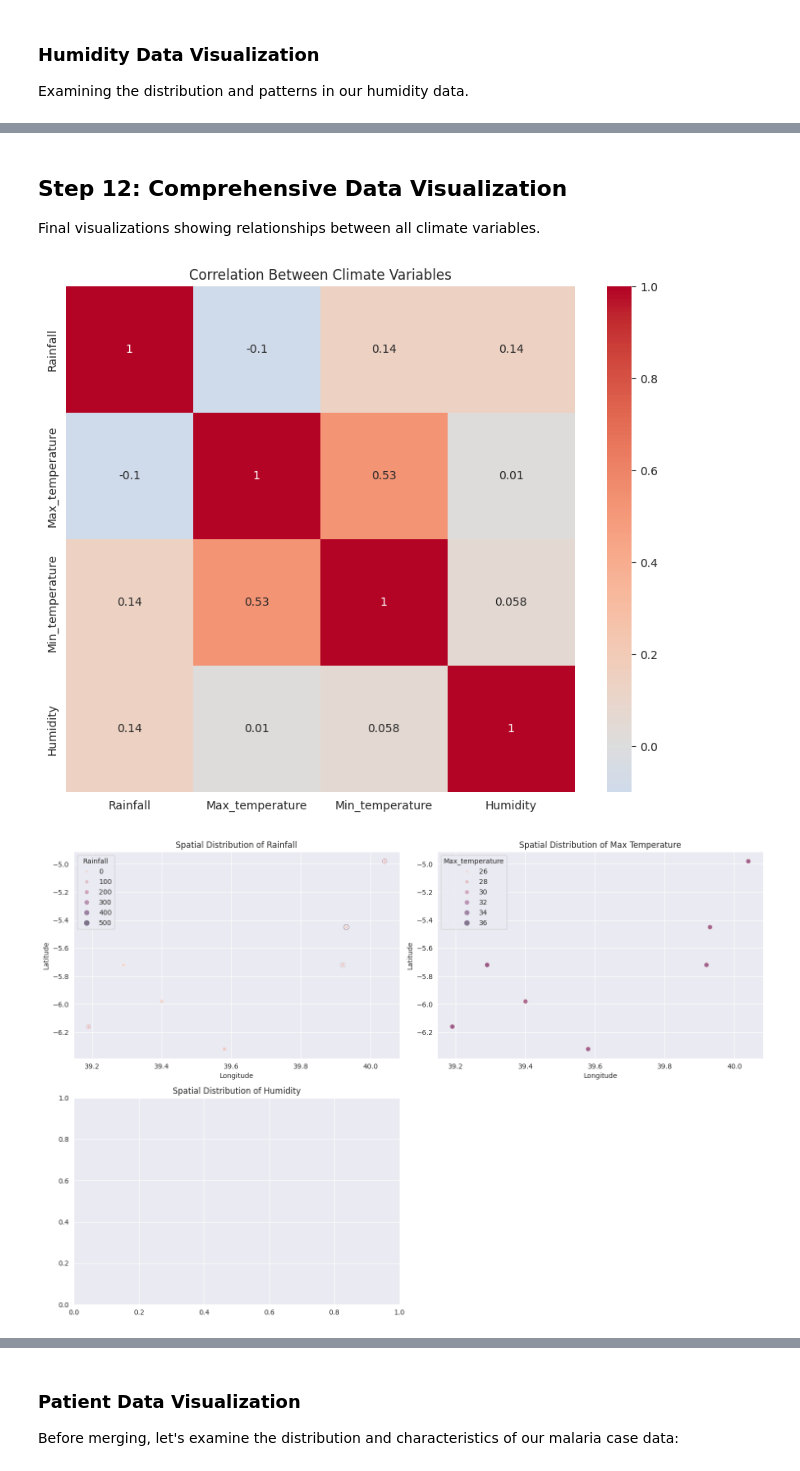
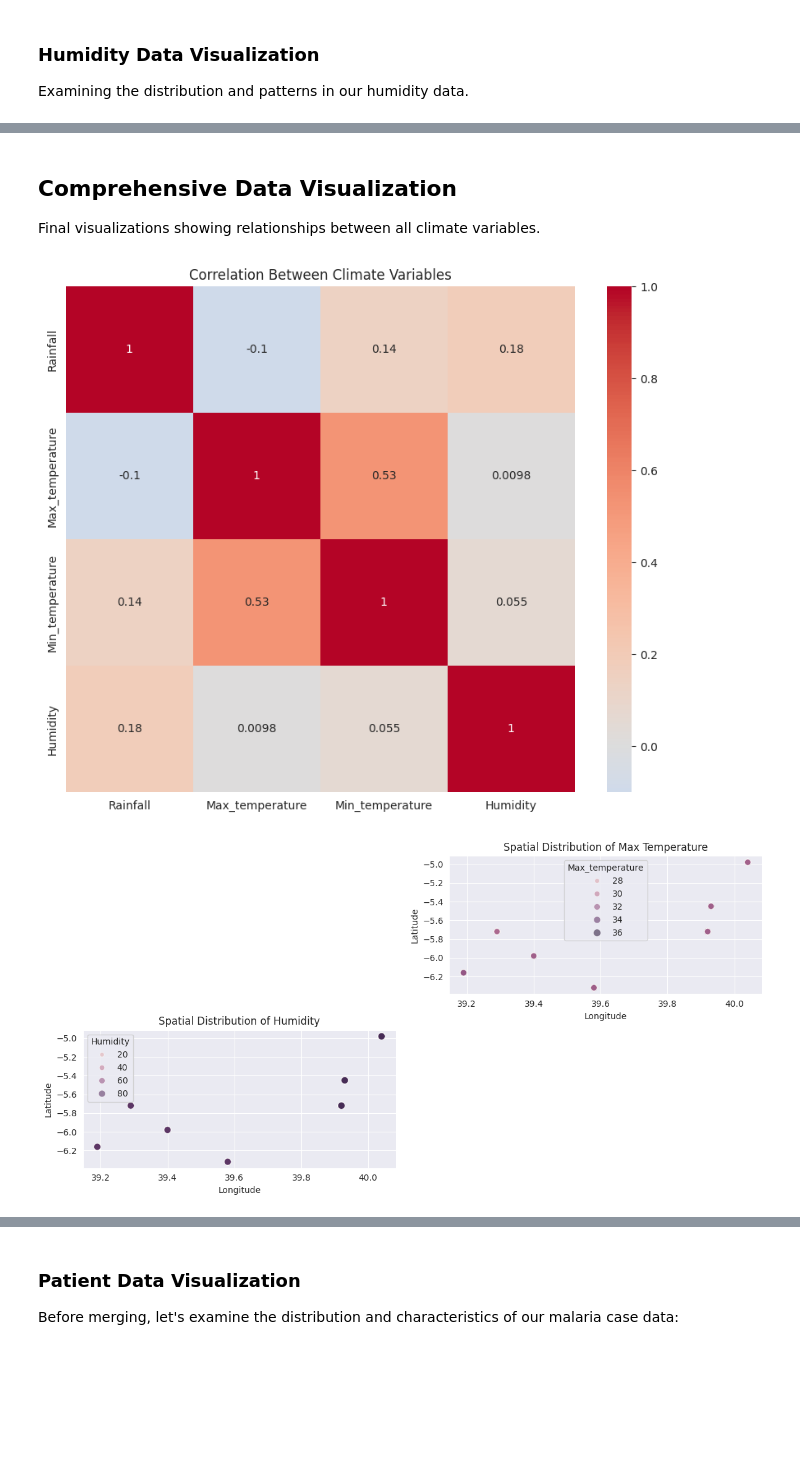
Before and after one commit to tarxemo/MalariaOutbreak, a Jupyter notebook: notebooks/final.ipynb, the cells around one changed output, grey strips where cells are left out. Drawn from its saved outputs; the diff is of its cells as text; code cells hidden in the pictures; blank space fills up the shorter version.

```diff
--- a/notebooks/final.ipynb
+++ b/notebooks/final.ipynb
@@ -757,7 +1016,7 @@ for (station, year, month), group in climate_with_geo_df.groupby(['Station', 'Ye
             daily_climate_records.append({
                 'District': weekly_data['District'],
                 'Station': weekly_data['Station'],
-                'Region': weekly_data['Region'],
+                'Island': weekly_data['Island'],
                 'Net_distribution': weekly_data.get('Net distribution', np.nan),
                 'Longitude': weekly_data.get('LONGITUDE', np.nan),
                 'Latitude': weekly_data.get('LATITUDE', np.nan),
@@ -834,6 +1118,10 @@ def process_humidity_data(file_path):
     """
     # Load and prepare data
     humidity_df = pd.read_csv(file_path)
+    print(humidity_df.head())
+    # Load and prepare data
+    print(f"\nColumns in {file_path}: {humidity_df.columns.tolist()}")
+    print(humidity_df.head())
 
     # Month name mapping
     month_name_to_num = {
@@ -888,9 +1176,27 @@ for filename in os.listdir(humidity_folder):
 combined_humidity_df = pd.concat(all_humidity_data, ignore_index=True)
 combined_humidity_df.sort_values(by=["District", "Date"], inplace=True)
 
+combined_humidity_df.to_csv("../RawDataset/combined_humidity.csv", index=False)
 print("\nProcessed humidity data sample:")
 print(combined_humidity_df.shape)
-combined_humidity_df.head()
+
+# Function to assign island
+def get_island(district):
+    if district in PEMBA_DISTRICTS:
+        return 'Pemba'
+    elif district in UNGUJA_DISTRICTS:
+        return 'Unguja'
+    else:
+        return 'UNKNOWN'
+
+# Add Island column
+combined_humidity_df['Island'] = combined_humidity_df['District'].apply(get_island)
+
+# Group by Island and Date, then calculate average humidity
+island_humidity_df = combined_humidity_df.groupby(['Island', 'Date'])['Humidity'].mean().reset_index()
+
+# View result
+print(island_humidity_df.head())
 # %% [output]
 Processing humidity data files:
 - humidity_magharibi_a.csv
@@ -946,8 +1283,8 @@ Combining all datasets into a comprehensive daily climate record.
 # Merge humidity data with daily climate data
 final_daily_climate_df = pd.merge(
     daily_climate_df,
-    combined_humidity_df,
-    on=['Date', 'District'],
+    island_humidity_df,
+    on=['Date', 'Island'],
     how='left'
 )
 
@@ -984,6 +1321,6 @@ Data columns (total 11 columns):
 # %% [markdown]
 
-## Step 12: Comprehensive Data Visualization
+##  Comprehensive Data Visualization
 
 Final visualizations showing relationships between all climate variables.
 # %%
@@ -997,47 +1334,33 @@ sns.heatmap(corr_matrix, annot=True, cmap='coolwarm', center=0)
 plt.title('Correlation Between Climate Variables')
 plt.show()
 
-# Spatial distribution of climate variables
-plt.figure(figsize=(15, 10))
-
-# Rainfall
-plt.subplot(2, 2, 1)
-sns.scatterplot(
-    x='Longitude',
-    y='Latitude',
-    size='Rainfall',
-    hue='Rainfall',
-    data=final_daily_climate_df,
-    alpha=0.6
-)
-plt.title('Spatial Distribution of Rainfall')
 
 # Max Temperature
 plt.subplot(2, 2, 2)
 sns.scatterplot(
     x='Longitude',
     y='Latitude',
     size='Max_temperature',
     hue='Max_temperature',
     data=final_daily_climate_df,
     alpha=0.6
 )
 plt.title('Spatial Distribution of Max Temperature')
 
 # Humidity
 plt.subplot(2, 2, 3)
 sns.scatterplot(
     x='Longitude',
     y='Latitude',
     size='Humidity',
     hue='Humidity',
     data=final_daily_climate_df,
     alpha=0.6
 )
 plt.title('Spatial Distribution of Humidity')
 
 plt.tight_layout()
 plt.show()
 # %% [output]
-[figure, old version]
+[figure, new version]
-[figure, old version]
+[figure, new version]
```
Also changed, not shown: parts of 93 cells of this notebook, 22 other files.
